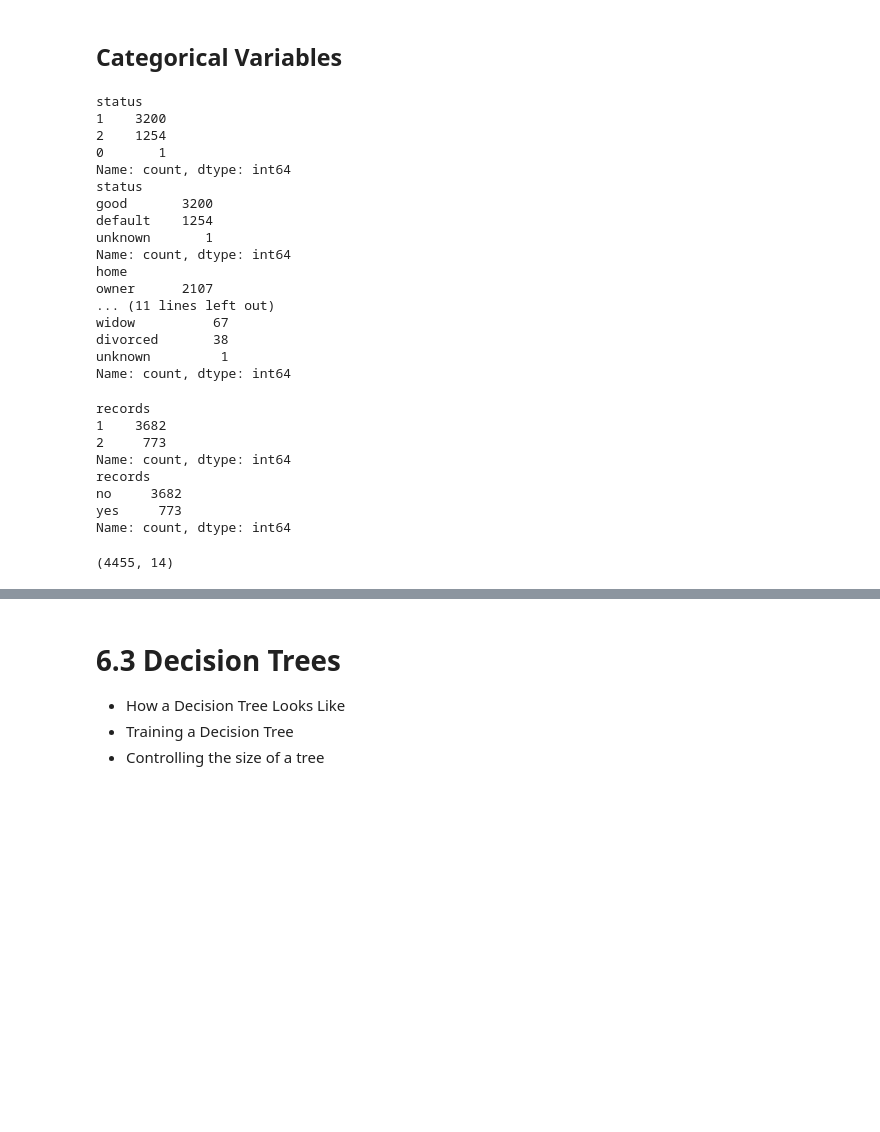
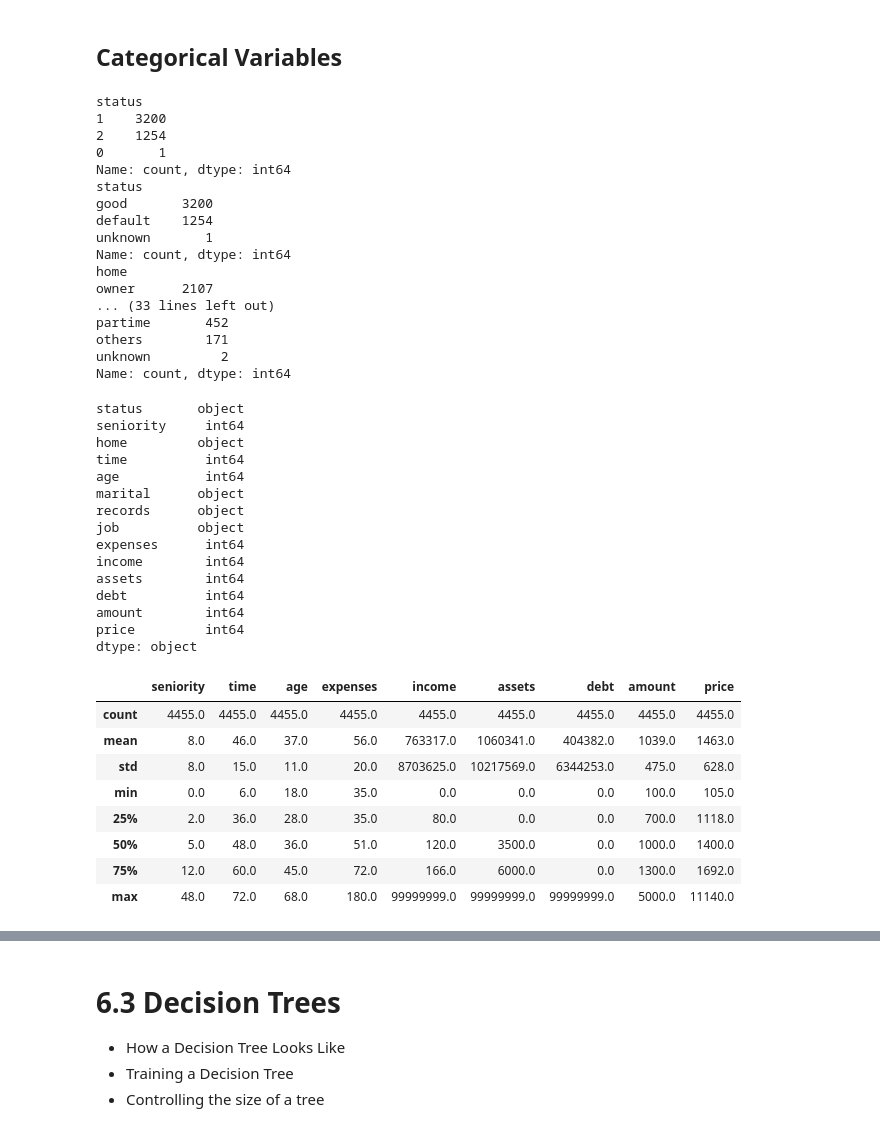
Before and after one commit to kelvin-meyet/MLOps-I-mlzmcmp, a Jupyter notebook: 04-trees_credit-risk/credit-risk-modelling.ipynb, the cells around one changed output, grey strips where cells are left out. Cells and saved outputs as stored; diff of their text form; code cells hidden in the pictures; blank space fills up the shorter version.

```diff
--- a/04-trees_credit-risk/credit-risk-modelling.ipynb
+++ b/04-trees_credit-risk/credit-risk-modelling.ipynb
@@ -29,24 +50,28 @@ df.head()
 # status
 df.status.unique()
 print(df.status.value_counts())
-df.status = df.status.map({1:'good', 2:'default', 0:'unknown'})
+df.status = df.status.map({1:'good', 2:'default', 0:'unknown'}) #unknown
 print(df.status.value_counts())
 
-
 # Home
-df.home = df.home.map({1:'rent', 2:'owner', 3:'private', 4:'ignore', 5:'parents', 6:'other', 0:'unknown'})
+df.home = df.home.map({1:'rent', 2:'owner', 3:'private', 4:'ignore', 5:'parents', 6:'other', 0:'unknown'}) #unknown
 print(df.home.value_counts())
 
 #Marital
-df.marital = df.marital.map({1:'single', 2:'married', 3:'widow', 4:'separated', 5:'divorced', 0:'unknown'})
+df.marital = df.marital.map({1:'single', 2:'married', 3:'widow', 4:'separated', 5:'divorced', 0:'unknown'}) #unknown
 print(df.marital.value_counts())
-
 
 # Records
 print(df.records.value_counts())
 df.records.unique()
 df.records = df.records.map({1:'no', 2:'yes'})
 print(df.records.value_counts())
+
+# Job
+df.job.nunique()
+print(df.job.value_counts())
+df.job = df.job.map({1:'fixed', 2:'partime', 3:'freelance', 4:'others', 0:'unknown'}) #unknown
+print(df.job.value_counts())
 # %% [output]
 status
 1    3200
@@ -60,31 +85,44 @@ unknown       1
 Name: count, dtype: int64
 home
 owner      2107
-... (11 lines left out)
-widow          67
-divorced       38
-unknown         1
+... (33 lines left out)
+partime       452
+others        171
+unknown         2
 Name: count, dtype: int64
 # %%
-
-# Records
-print(df.records.value_counts())
-df.records.unique()
-df.records = df.records.map({1:'no', 2:'yes'})
-print(df.records.value_counts())
-
-
-# Job
+#dtypes after checking categorical
+df.dtypes
 # %% [output]
-records
-1    3682
-2     773
-Name: count, dtype: int64
-records
-no     3682
-yes     773
-Name: count, dtype: int64
+status       object
+seniority     int64
+home         object
+time          int64
+age           int64
+marital      object
+records      object
+job          object
+expenses      int64
+income        int64
+assets        int64
+debt          int64
+amount        int64
+price         int64
+dtype: object
-# %%
-df.shape
-# %% [output]
-(4455, 14)
+# %%
+# Numeric variables
+# # how many missing values (coded as 99999999)
+df.describe().round()
+
+# We can see the missing codes(99999999) in the variables -> assets, income, debts,
+# lets replace those with nan from np
+# %% [output]
+|  | seniority | time | age | expenses | income | assets | debt | amount | price |
+| count | 4455.0 | 4455.0 | 4455.0 | 4455.0 | 4455.0 | 4455.0 | 4455.0 | 4455.0 | 4455.0 |
+| mean | 8.0 | 46.0 | 37.0 | 56.0 | 763317.0 | 1060341.0 | 404382.0 | 1039.0 | 1463.0 |
+| std | 8.0 | 15.0 | 11.0 | 20.0 | 8703625.0 | 10217569.0 | 6344253.0 | 475.0 | 628.0 |
+| min | 0.0 | 6.0 | 18.0 | 35.0 | 0.0 | 0.0 | 0.0 | 100.0 | 105.0 |
+| 25% | 2.0 | 36.0 | 28.0 | 35.0 | 80.0 | 0.0 | 0.0 | 700.0 | 1118.0 |
+| 50% | 5.0 | 48.0 | 36.0 | 51.0 | 120.0 | 3500.0 | 0.0 | 1000.0 | 1400.0 |
+| 75% | 12.0 | 60.0 | 45.0 | 72.0 | 166.0 | 6000.0 | 0.0 | 1300.0 | 1692.0 |
+| max | 48.0 | 72.0 | 68.0 | 180.0 | 99999999.0 | 99999999.0 | 99999999.0 | 5000.0 | 11140.0 |
```
Also changed, not shown: parts of 15 cells of this notebook, 1 other file.
